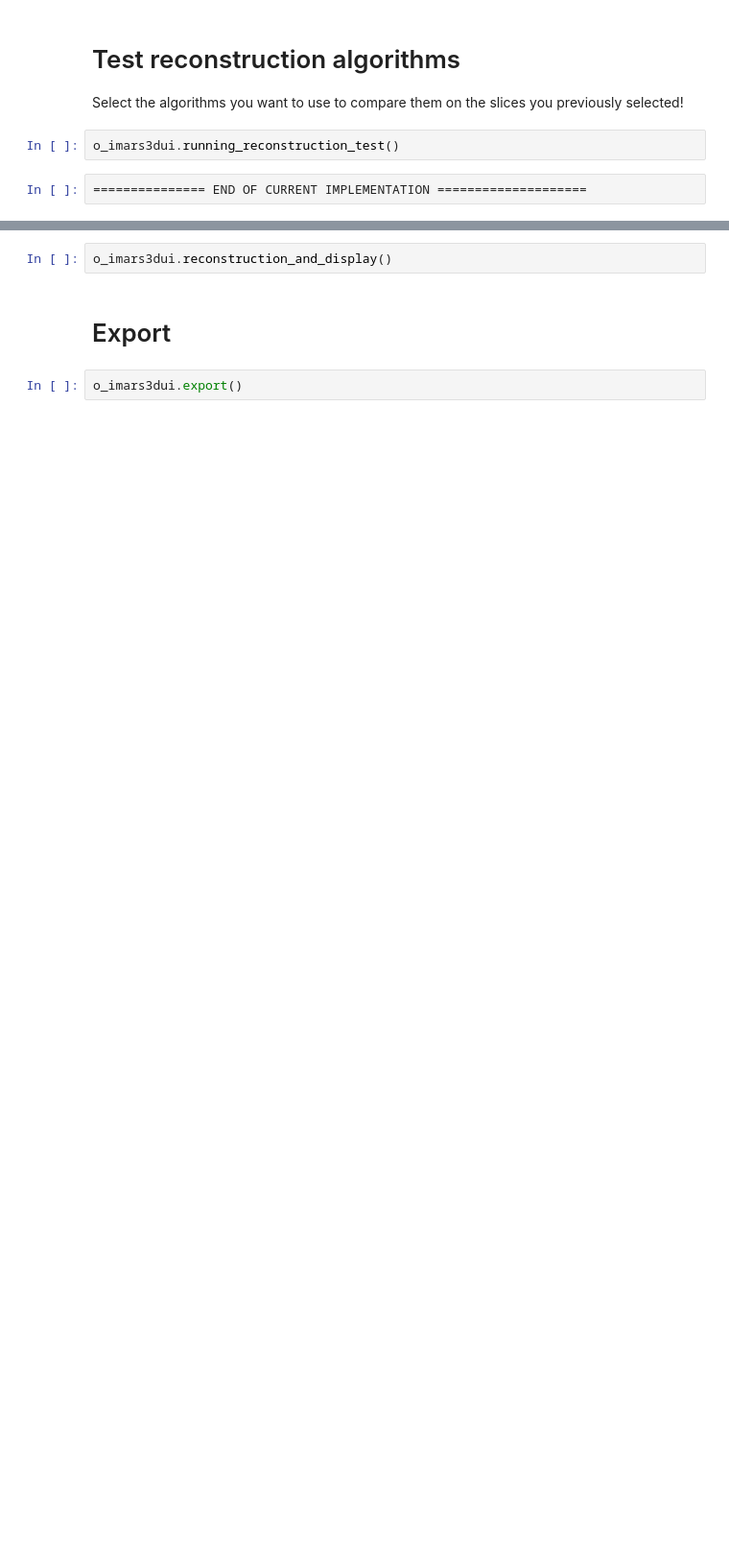
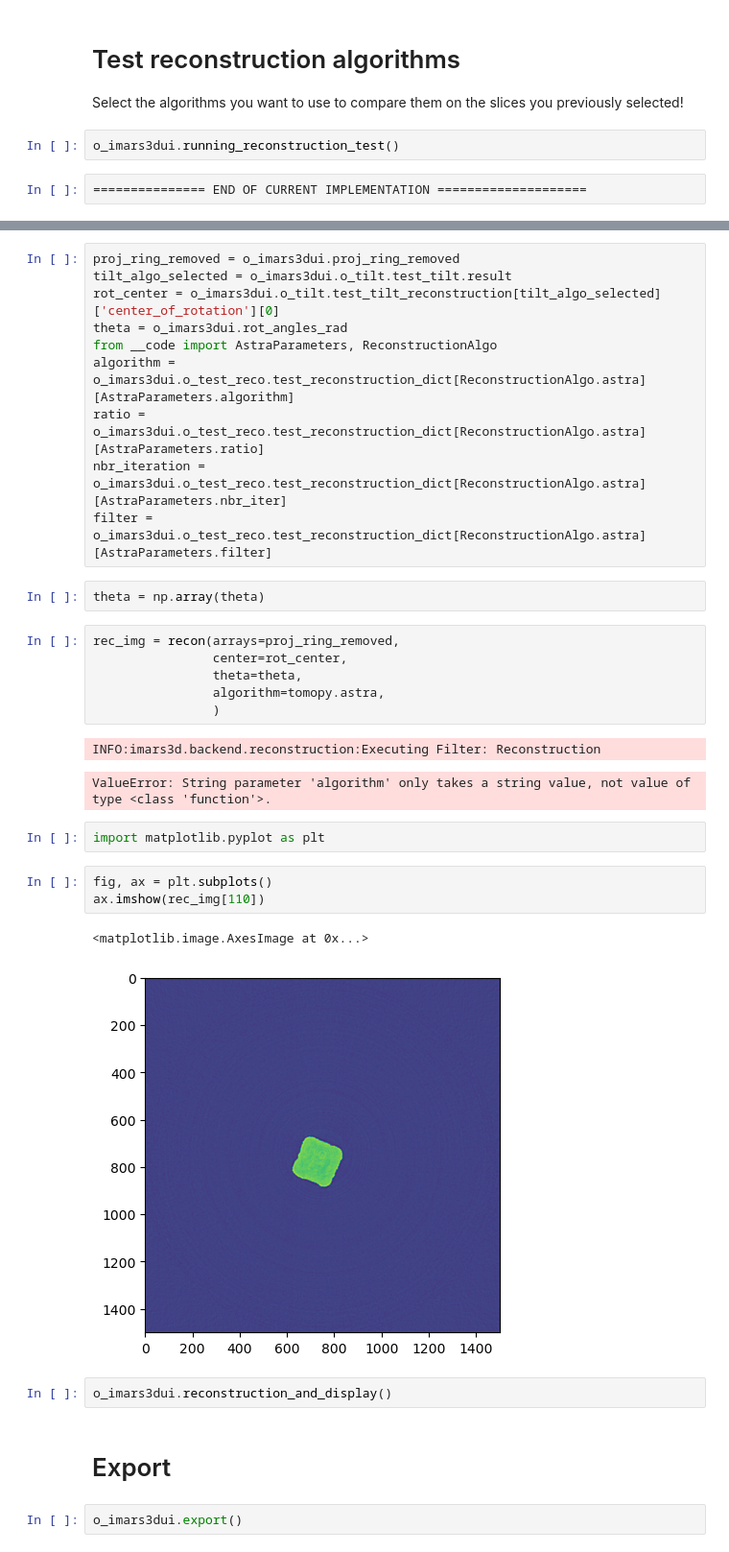
Before and after one commit to ornlneutronimaging/iMars3d_notebooks, a Jupyter notebook: imars3d_embedded_and_hdf5.ipynb, the cells around one changed output, grey strips where cells are left out. Shown at 96% size. Drawn from its saved outputs; the diff is of its cells as text; blank space fills up the shorter version.

```diff
--- a/imars3d_embedded_and_hdf5.ipynb
+++ b/imars3d_embedded_and_hdf5.ipynb
@@ -255,3 +259,32 @@ o_imars3dui.running_reconstruction_test()
+# %%
+proj_ring_removed = o_imars3dui.proj_ring_removed
+tilt_algo_selected = o_imars3dui.o_tilt.test_tilt.result
+rot_center = o_imars3dui.o_tilt.test_tilt_reconstruction[tilt_algo_selected]['center_of_rotation'][0]
+theta = o_imars3dui.rot_angles_rad
+from __code import AstraParameters, ReconstructionAlgo
+algorithm = o_imars3dui.o_test_reco.test_reconstruction_dict[ReconstructionAlgo.astra][AstraParameters.algorithm]
+ratio = o_imars3dui.o_test_reco.test_reconstruction_dict[ReconstructionAlgo.astra][AstraParameters.ratio]
+nbr_iteration = o_imars3dui.o_test_reco.test_reconstruction_dict[ReconstructionAlgo.astra][AstraParameters.nbr_iter]
+filter = o_imars3dui.o_test_reco.test_reconstruction_dict[ReconstructionAlgo.astra][AstraParameters.filter]
+# %%
+theta = np.array(theta)
+# %%
+rec_img = recon(arrays=proj_ring_removed,
+                center=rot_center,
+                theta=theta,
+                algorithm=tomopy.astra,
+                )
+# %% [output]
+INFO:imars3d.backend.reconstruction:Executing Filter: Reconstruction
+ValueError: String parameter 'algorithm' only takes a string value, not value of type <class 'function'>.
+# %%
+import matplotlib.pyplot as plt
+# %%
+fig, ax = plt.subplots()
+ax.imshow(rec_img[110])
+# %% [output]
+<matplotlib.image.AxesImage at 0x...>
+[figure, added]
 # %%
 o_imars3dui.reconstruction_and_display()
 # %% [markdown]
```
Also changed, not shown: parts of 3 cells of this notebook, 2 other files.
